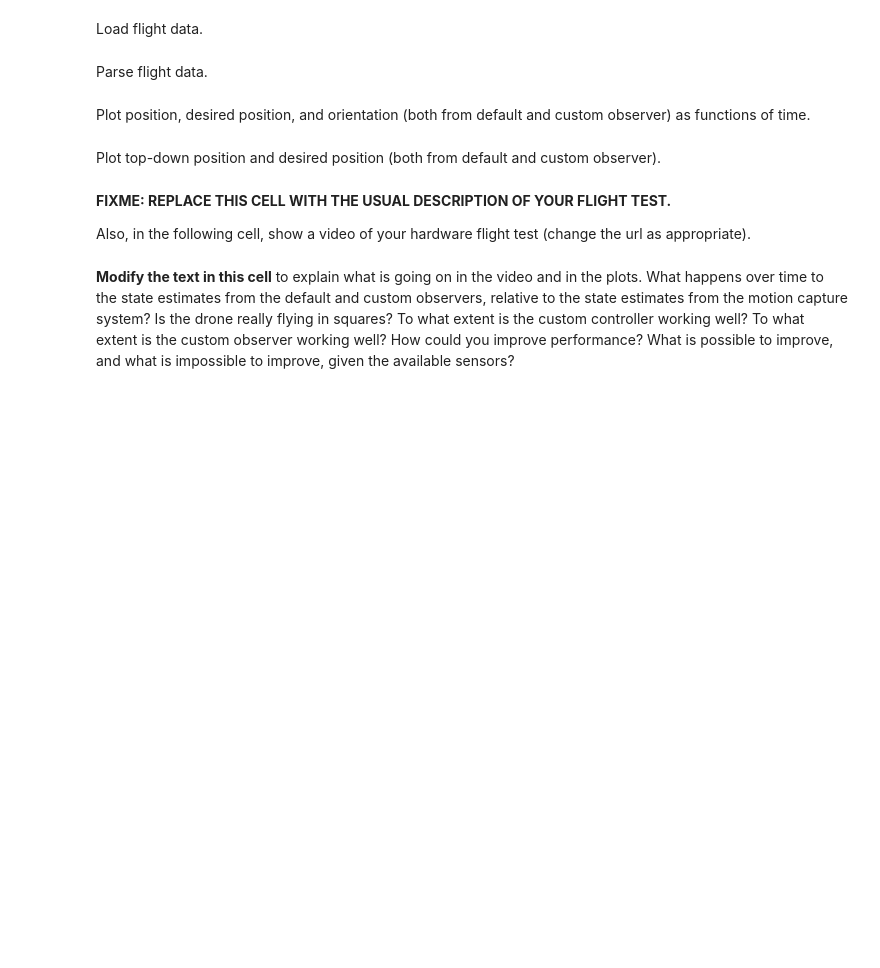
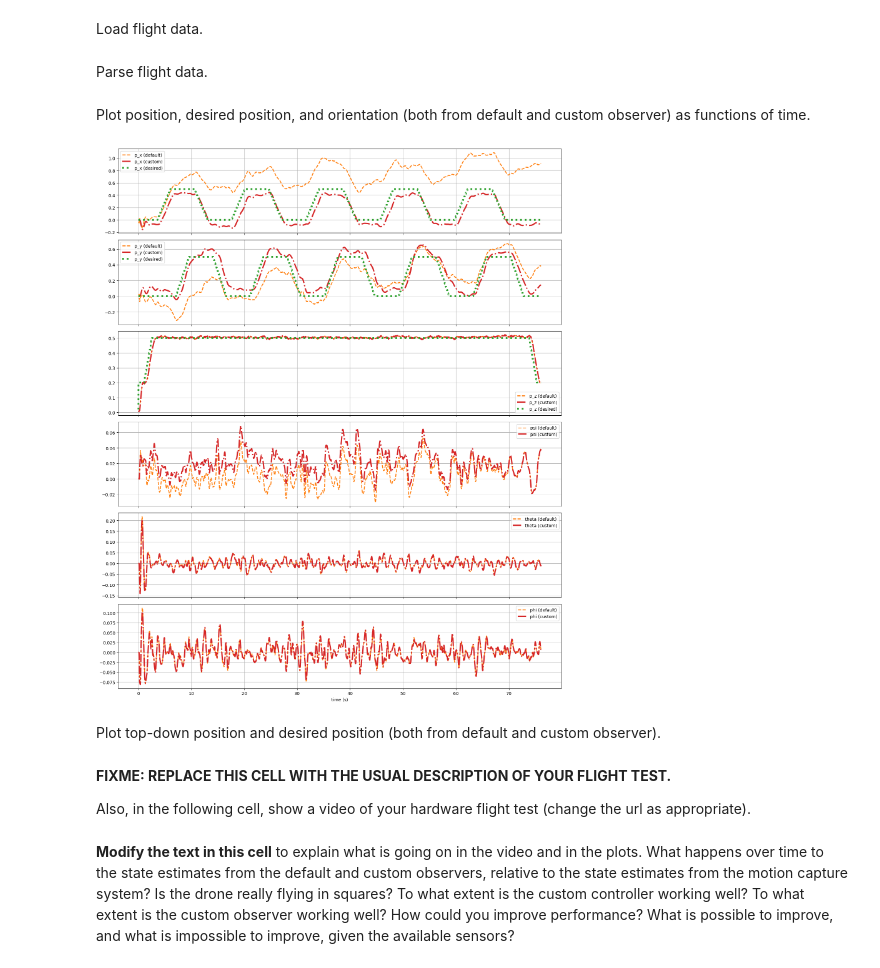
Before and after one commit to Chairless-maybe/crazyflie-client, a Jupyter notebook: lab07/03_test.ipynb, the cells around one changed output. Cells and saved outputs as stored; diff of their text form; code cells hidden in the pictures; blank space fills up the shorter version.

```diff
--- a/lab07/03_test.ipynb
+++ b/lab07/03_test.ipynb
@@ -675,7 +753,8 @@ only_in_flight(data_drone, data_mocap=data_mocap)
 Parse flight data.
 # %%
 # flight test data
-data = load_hardware_data('move_data.json', only_in_flight=True)
+# data = resample_data_drone(raw_data_drone, only_in_flight=True)
+data = data_drone
 
 # times
 t = data['time']
@@ -705,31 +784,33 @@ Plot position, desired position, and orientation (both from default and custom o
 # %%
 def comparison_plot(t, s_custom, s_default, s_mocap, name, ax, s_des=None):
     ax.plot(t, s_default, label=f'{name} (default)',
             color=default_color, linestyle=default_linestyle, linewidth=default_linewidth)
-    ax.plot(t, s_mocap, label=f'{name} (mocap)',
-            color=mocap_color, linestyle=mocap_linestyle, linewidth=mocap_linewidth)
+#     ax.plot(t, s_mocap, label=f'{name} (mocap)',
+        #     color=mocap_color, linestyle=mocap_linestyle, linewidth=mocap_linewidth)
     ax.plot(t, s_custom, label=f'{name} (custom)',
             color=custom_color, linestyle=custom_linestyle, linewidth=custom_linewidth)
     if s_des is not None:
         ax.plot(t, s_des, label=f'{name} (desired)',
                 color=desired_color, linestyle=desired_linestyle, linewidth=desired_linewidth)
     ax.legend()
     ax.grid()
 
 fig, (ax_p_x,
       ax_p_y,
       ax_p_z,
       ax_psi,
       ax_theta,
       ax_phi) = plt.subplots(6, 1, figsize=(15, 18), sharex=True, tight_layout=True)
 comparison_plot(t, p_x_custom, p_x_default, p_x_mocap, 'p_x', ax_p_x, s_des=p_x_des)
 comparison_plot(t, p_y_custom, p_y_default, p_y_mocap, 'p_y', ax_p_y, s_des=p_y_des)
 comparison_plot(t, p_z_custom, p_z_default, p_z_mocap, 'p_z', ax_p_z, s_des=p_z_des)
 comparison_plot(t, psi_custom, psi_default, psi_mocap, 'psi', ax_psi)
 comparison_plot(t, theta_custom, theta_default, theta_mocap, 'theta', ax_theta)
 comparison_plot(t, phi_custom, phi_default, phi_mocap, 'phi', ax_phi)
 ax_phi.set_xlabel('time (s)')
 plt.show()
+# %% [output]
+[figure, added]
 # %% [markdown]
 Plot top-down position and desired position (both from default and custom observer).
 # %%
```
Also changed, not shown: parts of 18 cells of this notebook, 9 other files.
